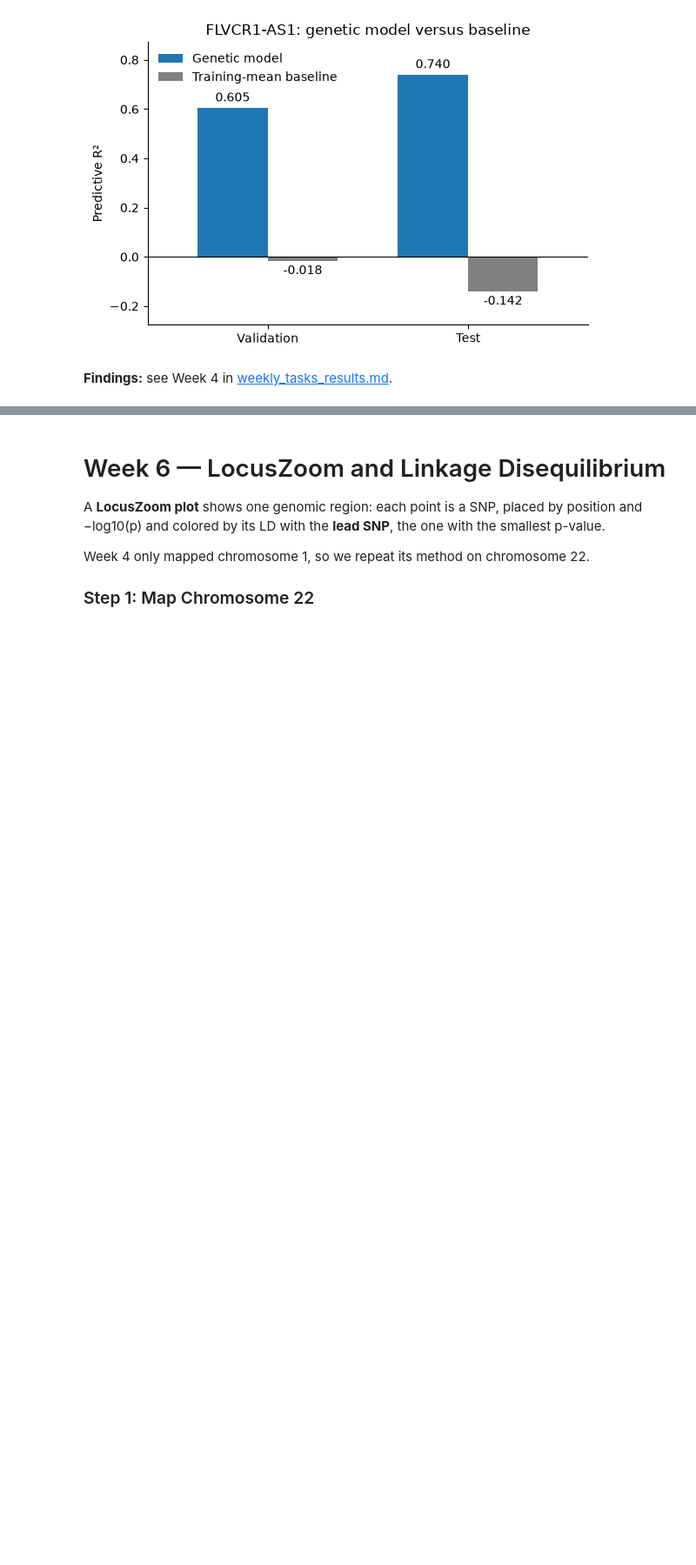
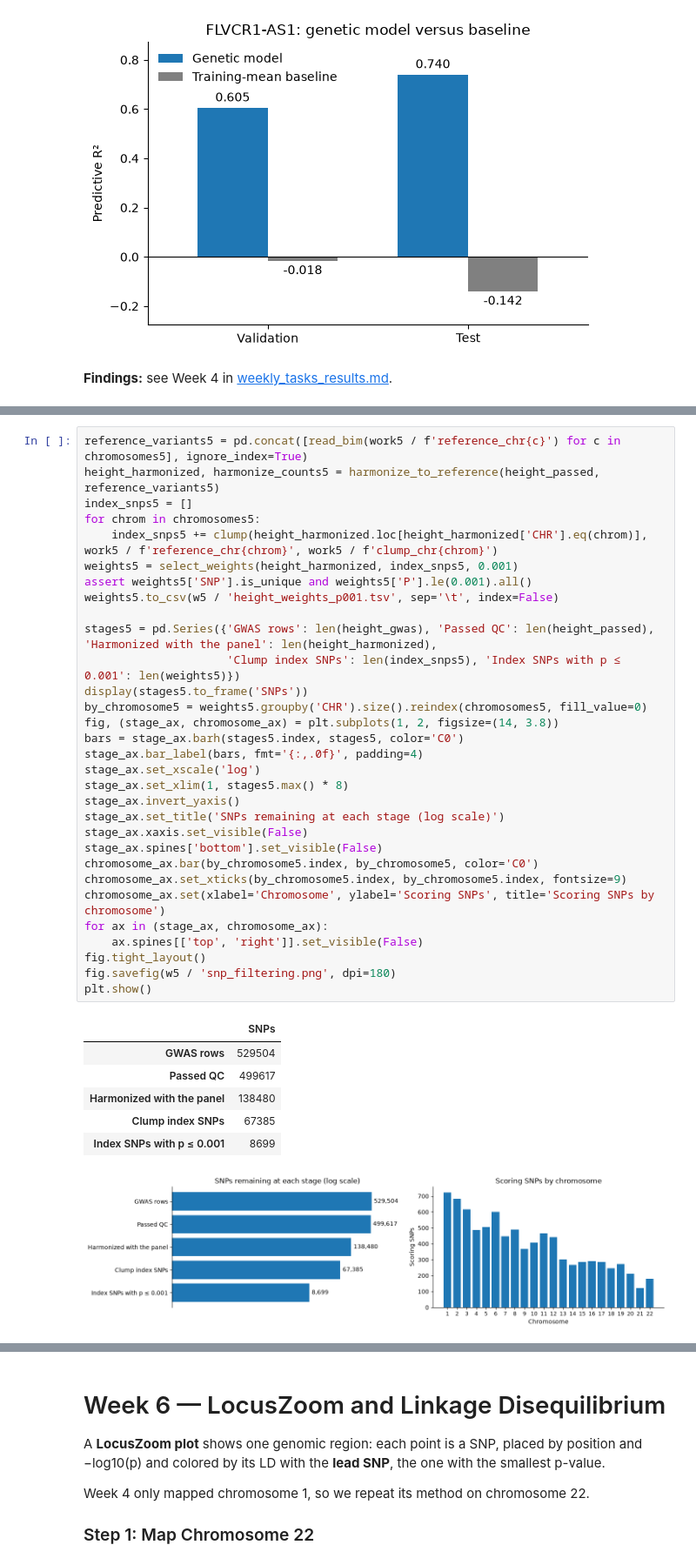
Before and after one commit to borngreat26/capstone_project, a Jupyter notebook: notebooks/weekly_tasks_public.ipynb, the cells around one changed output, grey strips where cells are left out. Shown at 87% size. Saved outputs shown, nothing was run; the diff lists cells and outputs as text; blank space fills up the shorter version.

```diff
--- a/notebooks/weekly_tasks_public.ipynb
+++ b/notebooks/weekly_tasks_public.ipynb
@@ -1591,0 +1309,39 @@ plt.show()
+# %%
+reference_variants5 = pd.concat([read_bim(work5 / f'reference_chr{c}') for c in chromosomes5], ignore_index=True)
+height_harmonized, harmonize_counts5 = harmonize_to_reference(height_passed, reference_variants5)
+index_snps5 = []
+for chrom in chromosomes5:
+    index_snps5 += clump(height_harmonized.loc[height_harmonized['CHR'].eq(chrom)], work5 / f'reference_chr{chrom}', work5 / f'clump_chr{chrom}')
+weights5 = select_weights(height_harmonized, index_snps5, 0.001)
+assert weights5['SNP'].is_unique and weights5['P'].le(0.001).all()
+weights5.to_csv(w5 / 'height_weights_p001.tsv', sep='\t', index=False)
+
+stages5 = pd.Series({'GWAS rows': len(height_gwas), 'Passed QC': len(height_passed), 'Harmonized with the panel': len(height_harmonized),
+                     'Clump index SNPs': len(index_snps5), 'Index SNPs with p ≤ 0.001': len(weights5)})
+display(stages5.to_frame('SNPs'))
+by_chromosome5 = weights5.groupby('CHR').size().reindex(chromosomes5, fill_value=0)
+fig, (stage_ax, chromosome_ax) = plt.subplots(1, 2, figsize=(14, 3.8))
+bars = stage_ax.barh(stages5.index, stages5, color='C0')
+stage_ax.bar_label(bars, fmt='{:,.0f}', padding=4)
+stage_ax.set_xscale('log')
+stage_ax.set_xlim(1, stages5.max() * 8)
+stage_ax.invert_yaxis()
+stage_ax.set_title('SNPs remaining at each stage (log scale)')
+stage_ax.xaxis.set_visible(False)
+stage_ax.spines['bottom'].set_visible(False)
+chromosome_ax.bar(by_chromosome5.index, by_chromosome5, color='C0')
+chromosome_ax.set_xticks(by_chromosome5.index, by_chromosome5.index, fontsize=9)
+chromosome_ax.set(xlabel='Chromosome', ylabel='Scoring SNPs', title='Scoring SNPs by chromosome')
+for ax in (stage_ax, chromosome_ax):
+    ax.spines[['top', 'right']].set_visible(False)
+fig.tight_layout()
+fig.savefig(w5 / 'snp_filtering.png', dpi=180)
+plt.show()
+# %% [output]
+|  | SNPs |
+| GWAS rows | 529504 |
+| Passed QC | 499617 |
+| Harmonized with the panel | 138480 |
+| Clump index SNPs | 67385 |
+| Index SNPs with p ≤ 0.001 | 8699 |
+[figure, added]
```
Also changed, not shown: parts of 43 cells of this notebook, 16 other files.
